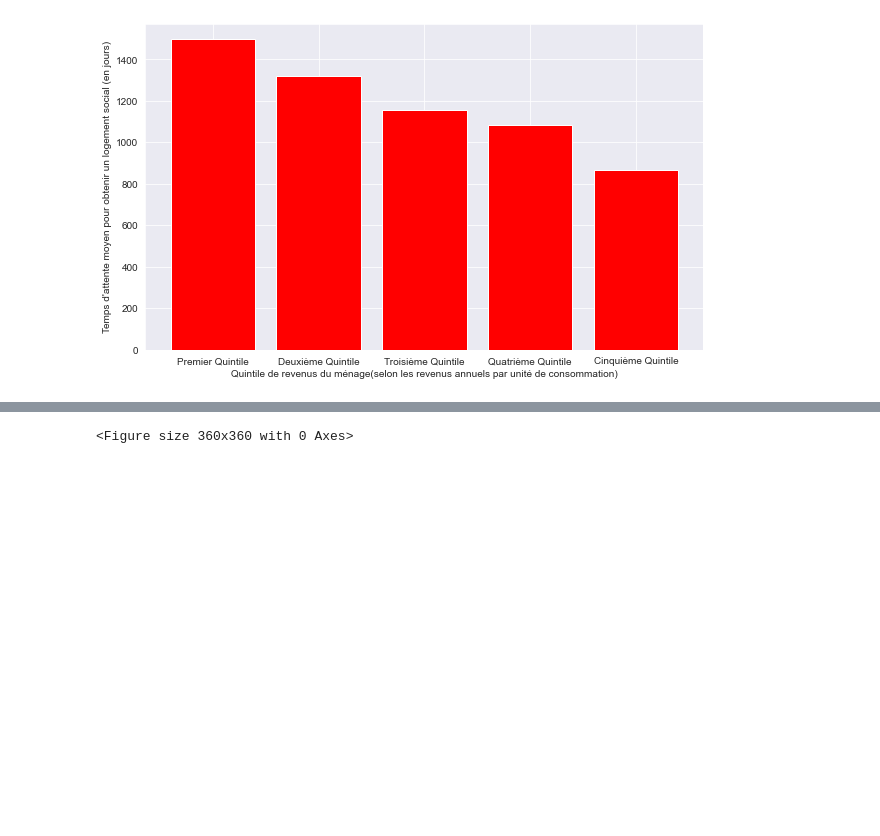
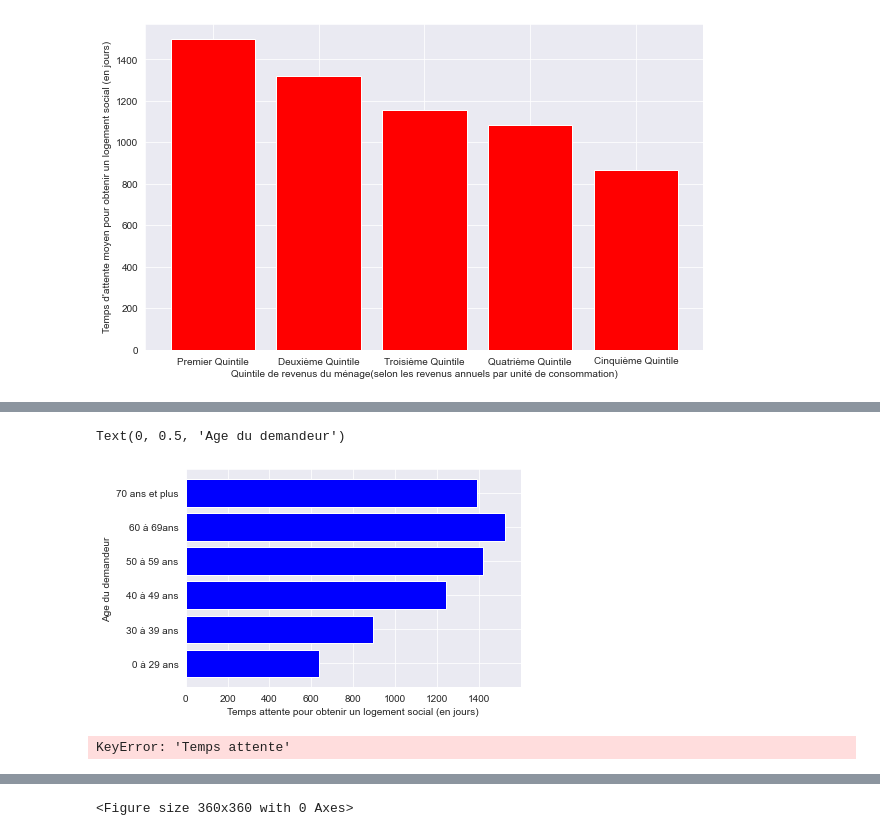
Before and after one commit to cmllbll/Social-Housing-in-France, a Jupyter notebook: Temps d'attente.ipynb, the cells around one changed output, grey strips where cells are left out. Saved outputs shown, nothing was run; the diff lists cells and outputs as text; code cells hidden in the pictures; blank space fills up the shorter version.

```diff
--- a/Temps d'attente.ipynb
+++ b/Temps d'attente.ipynb
@@ -607,0 +667,7 @@ Text(0, 0.5, "Temps d'attente moyen pour obtenir un logement social (en jours)")
+# %%
+plt.barh(dfplota["Age"], dfplota['Temps attente'], color="blue")
+plt.xlabel("Temps attente pour obtenir un logement social (en jours)")
+plt.ylabel('Age du demandeur')
+# %% [output]
+Text(0, 0.5, 'Age du demandeur')
+[figure, added]
@@ -607,0 +677,6 @@ Text(0, 0.5, "Temps d'attente moyen pour obtenir un logement social (en jours)")
+# %%
+index = dfd1['Age']
+df = pd.DataFrame({'Pauvres': dfplotp,'Autres': dfplota}, index=index)
+ax = df.plot.bar(rot=0)
+# %% [output]
+KeyError: 'Temps attente'
```
Also changed, not shown: parts of 19 cells of this notebook.
